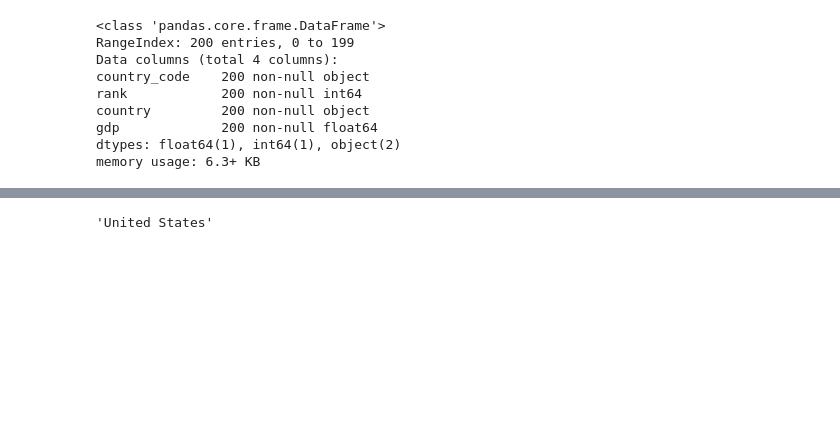
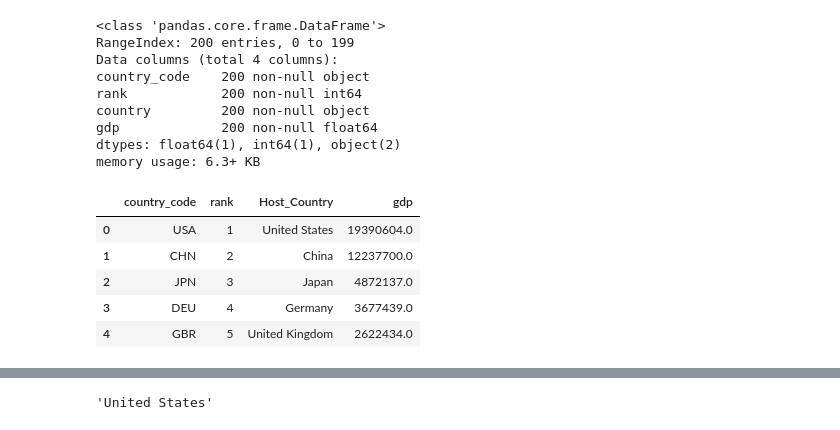
Before and after one commit to mattrehbein/data_studio, a Jupyter notebook: code/02-project/02-Syrian Refugees.ipynb, the cells around one changed output, grey strips where cells are left out. Cells and saved outputs as stored; diff of their text form; code cells hidden in the pictures; blank space fills up the shorter version.

```diff
--- a/code/02-project/02-Syrian Refugees.ipynb
+++ b/code/02-project/02-Syrian Refugees.ipynb
@@ -218,3 +218,13 @@ country         200 non-null object
 gdp             200 non-null float64
 dtypes: float64(1), int64(1), object(2)
 memory usage: 6.3+ KB
+# %%
+df2.rename(index=str, columns={"country": "Host_Country"}, inplace=True)
+df2.head()
+# %% [output]
+|  | country_code | rank | Host_Country | gdp |
+| 0 | USA | 1 | United States | 19390604.0 |
+| 1 | CHN | 2 | China | 12237700.0 |
+| 2 | JPN | 3 | Japan | 4872137.0 |
+| 3 | DEU | 4 | Germany | 3677439.0 |
+| 4 | GBR | 5 | United Kingdom | 2622434.0 |
```
Also changed, not shown: parts of 2 cells of this notebook, 1 other file.
